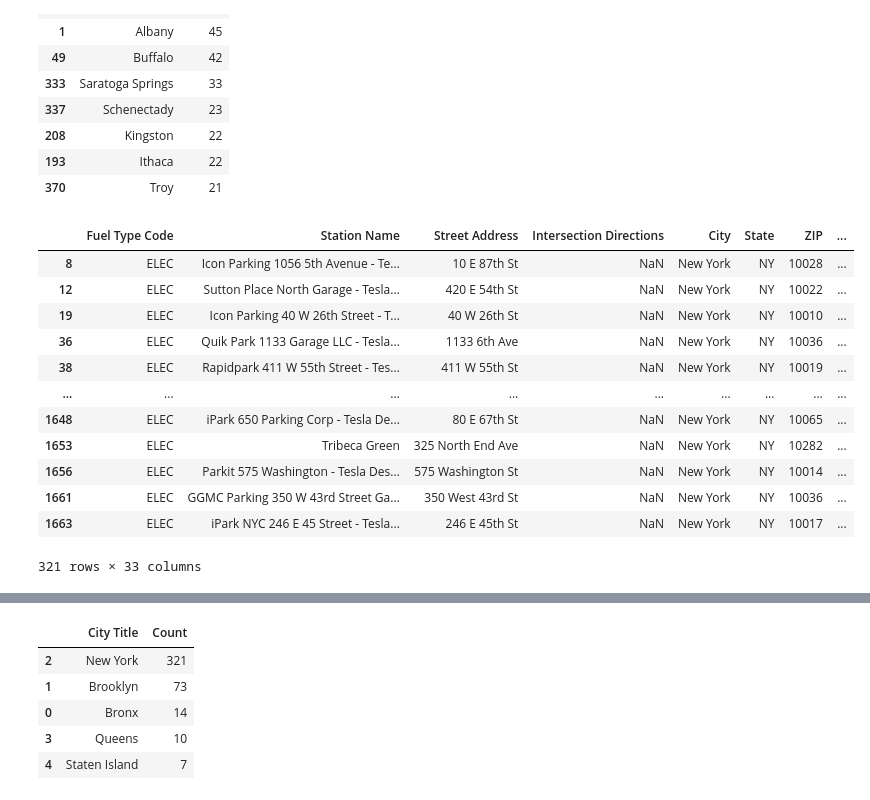
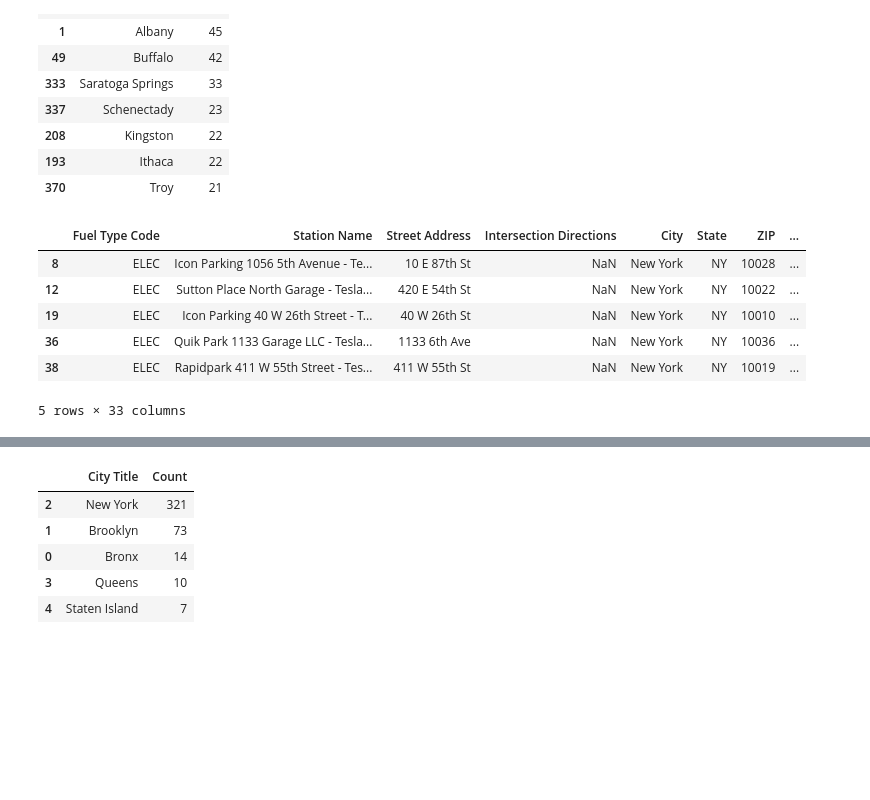
Before and after one commit to katkim0307/pratt-savi-810-2020-03-assignment_03, a Jupyter notebook: assignment_03.ipynb, the cells around one changed output, grey strips where cells are left out. Cells and saved outputs as stored; diff of their text form; code cells hidden in the pictures; blank space fills up the shorter version.

```diff
--- a/assignment_03.ipynb
+++ b/assignment_03.ipynb
@@ -198,21 +198,15 @@ top_10
 | 370 | Troy | 21 |
 # %%
 ny_stations = df[df['City Title'] == 'New York']
-ny_stations
+ny_stations.head()
 # %% [output]
 |  | Fuel Type Code | Station Name | Street Address | Intersection Directions | City | State | ZIP | ... |
 | 8 | ELEC | Icon Parking 1056 5th Avenue - Te... | 10 E 87th St | NaN | New York | NY | 10028 | ... |
 | 12 | ELEC | Sutton Place North Garage - Tesla... | 420 E 54th St | NaN | New York | NY | 10022 | ... |
 | 19 | ELEC | Icon Parking 40 W 26th Street - T... | 40 W 26th St | NaN | New York | NY | 10010 | ... |
 | 36 | ELEC | Quik Park 1133 Garage LLC - Tesla... | 1133 6th Ave | NaN | New York | NY | 10036 | ... |
 | 38 | ELEC | Rapidpark 411 W 55th Street - Tes... | 411 W 55th St | NaN | New York | NY | 10019 | ... |
-| ... | ... | ... | ... | ... | ... | ... | ... | ... |
-| 1648 | ELEC | iPark 650 Parking Corp - Tesla De... | 80 E 67th St | NaN | New York | NY | 10065 | ... |
-| 1653 | ELEC | Tribeca Green | 325 North End Ave | NaN | New York | NY | 10282 | ... |
-| 1656 | ELEC | Parkit 575 Washington - Tesla Des... | 575 Washington St | NaN | New York | NY | 10014 | ... |
-| 1661 | ELEC | GGMC Parking 350 W 43rd Street Ga... | 350 West 43rd St | NaN | New York | NY | 10036 | ... |
-| 1663 | ELEC | iPark NYC 246 E 45 Street - Tesla... | 246 E 45th St | NaN | New York | NY | 10017 | ... |
-321 rows × 33 columns
+5 rows × 33 columns
 # %%
 df[df['City Title'] == 'Queens']
 # %% [output]
```
Also changed, not shown: parts of 2 cells of this notebook.
